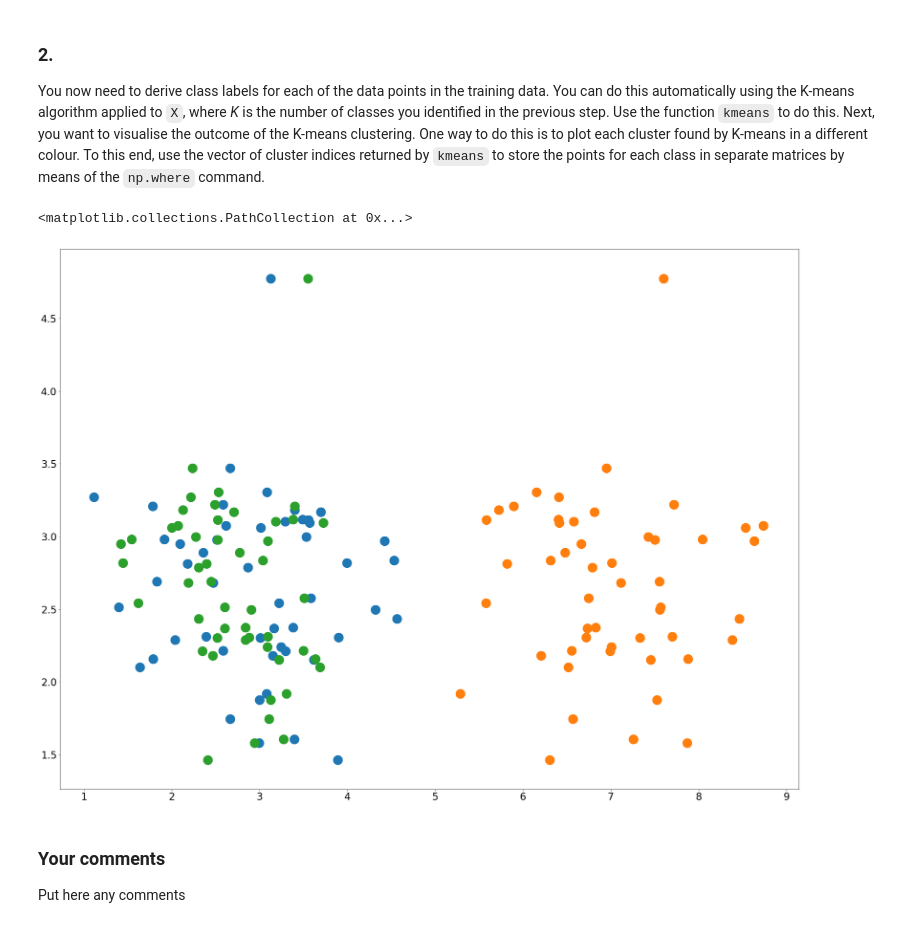
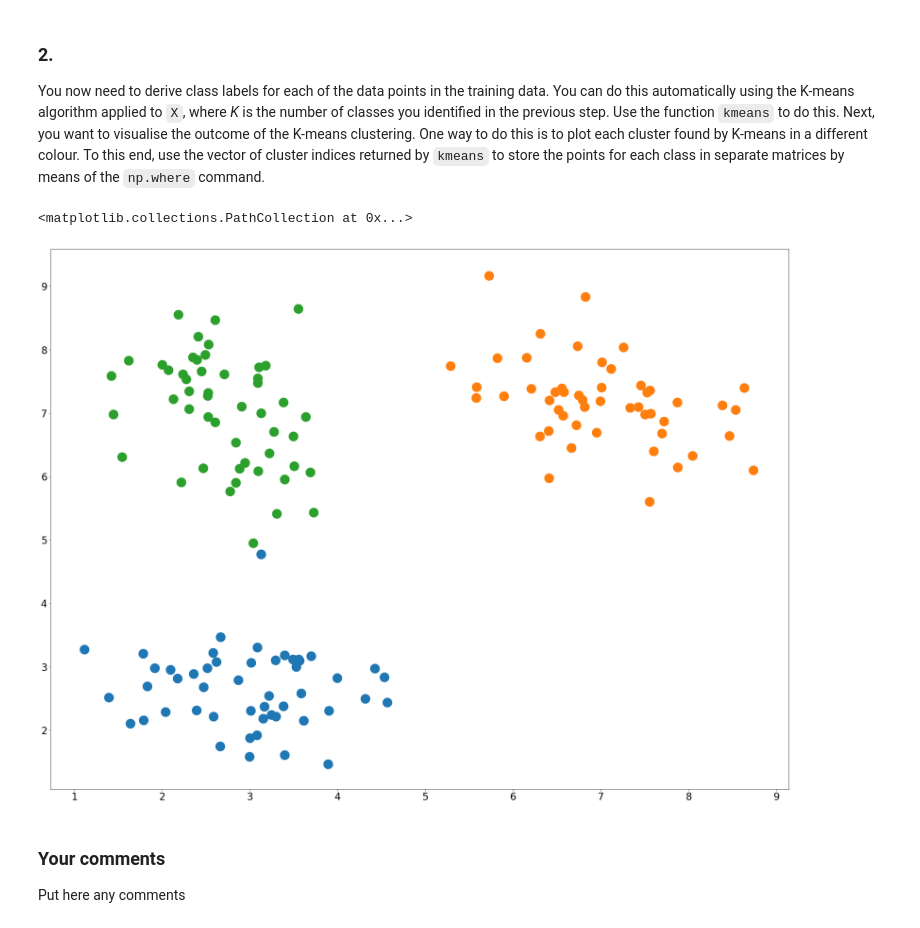
Before and after one commit to ainsleyrutterford/Clustering-and-Classifying-Data, a Jupyter notebook: cw1.ipynb, the cells around one changed output. Drawn from its saved outputs; the diff is of its cells as text; code cells hidden in the pictures.

```diff
--- a/cw1.ipynb
+++ b/cw1.ipynb
@@ -39,7 +39,7 @@ def plotmatrix(Matrix):
 # Part 1
 
 train = np.loadtxt('ar16478.train')
-#trainHw = np.loadtxt('hw16471.train.txt')
+trainHw = np.loadtxt('hw16471.train.txt')
 
 
 #plotmatrix(train)
@@ -80,36 +80,36 @@ def kmeans(Data, NClusters):
   return (fitted.cluster_centers_, fitted.labels_, fitted.inertia_)
 
 # Part 2
 
 k = kmeans(x.T, 3)
 
 kH = kmeans(xH.T, 3)
 
 # use np.where with the fitted labels. each label says which cluster the corresponding point belongs to
 
 # these are the indexes of the points that belong to each cluster
 cluster0_indexes = np.where(k[1] == 0)
 cluster1_indexes = np.where(k[1] == 1)
 cluster2_indexes = np.where(k[1] == 2)
 
 cluster0_indexesH = np.where(kH[1] == 0)
 cluster1_indexesH = np.where(kH[1] == 1)
 cluster2_indexesH = np.where(kH[1] == 2)
 
 
 
 c0H = np.take(xH, cluster0_indexesH, axis = 1)
 c1H = np.take(xH, cluster1_indexesH, axis = 1)
 c2H = np.take(xH, cluster2_indexesH, axis = 1)
 
 fig = plt.figure()
 ax = fig.add_subplot(111)
 ax.scatter([c0H[0]], [c0H[1]], s=500)
-ax.scatter([c1H[0]], [c0H[1]], s=500)
-ax.scatter([c2H[0]], [c0H[1]], s=500)
+ax.scatter([c1H[0]], [c1H[1]], s=500)
+ax.scatter([c2H[0]], [c2H[1]], s=500)
 # %% [output]
 <matplotlib.collections.PathCollection at 0x...>
-[figure, old version]
+[figure, new version]
 # %% [markdown]
 ### Your comments ###
 
```
